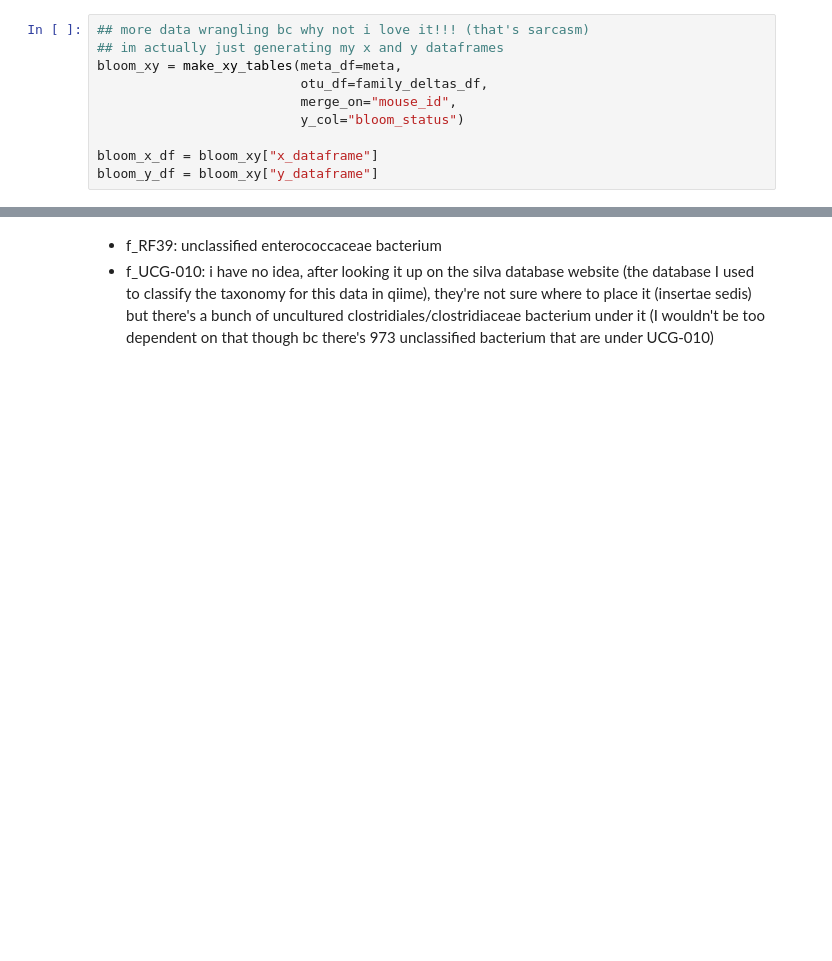
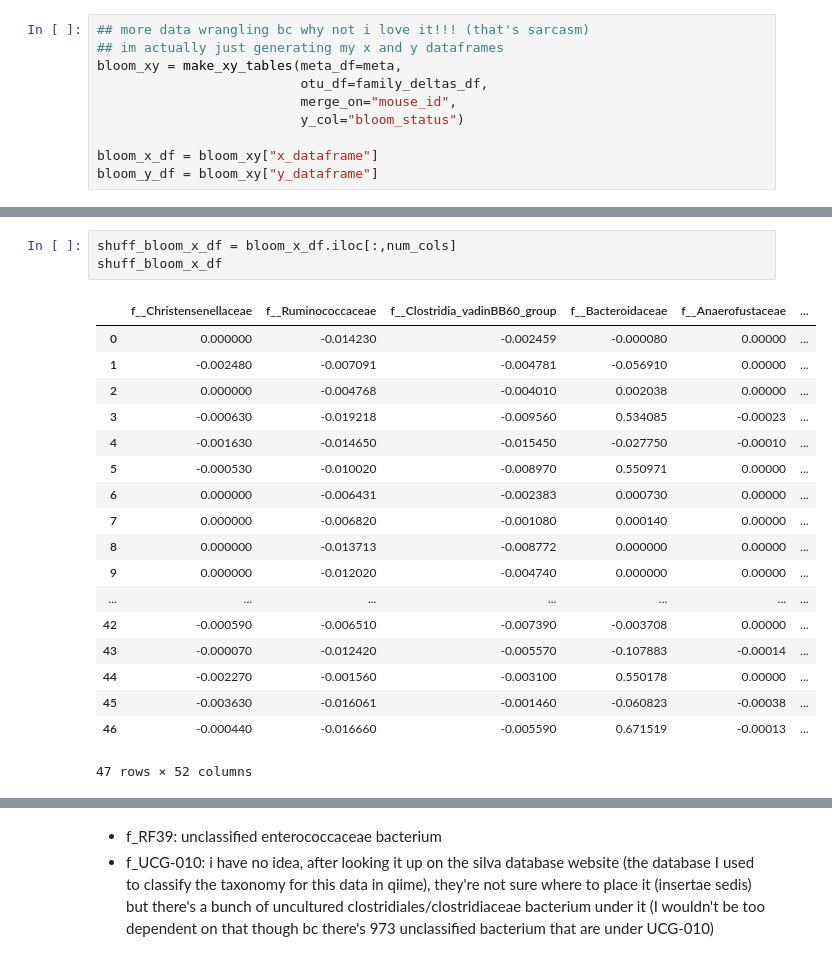
Before and after one commit to madiapgar/ml_workflow, a Jupyter notebook: setup_src/boruta_shap.ipynb, the cells around one changed output, grey strips where cells are left out. Drawn from its saved outputs; the diff is of its cells as text; blank space fills up the shorter version.

```diff
--- a/setup_src/boruta_shap.ipynb
+++ b/setup_src/boruta_shap.ipynb
@@ -132,3 +166,25 @@ bloom_y_df = bloom_xy["y_dataframe"]
+# %%
+shuff_bloom_x_df = bloom_x_df.iloc[:,num_cols]
+shuff_bloom_x_df
+# %% [output]
+|  | f__Christensenellaceae | f__Ruminococcaceae | f__Clostridia_vadinBB60_group | f__Bacteroidaceae | f__Anaerofustaceae | ... |
+| 0 | 0.000000 | -0.014230 | -0.002459 | -0.000080 | 0.00000 | ... |
+| 1 | -0.002480 | -0.007091 | -0.004781 | -0.056910 | 0.00000 | ... |
+| 2 | 0.000000 | -0.004768 | -0.004010 | 0.002038 | 0.00000 | ... |
+| 3 | -0.000630 | -0.019218 | -0.009560 | 0.534085 | -0.00023 | ... |
+| 4 | -0.001630 | -0.014650 | -0.015450 | -0.027750 | -0.00010 | ... |
+| 5 | -0.000530 | -0.010020 | -0.008970 | 0.550971 | 0.00000 | ... |
+| 6 | 0.000000 | -0.006431 | -0.002383 | 0.000730 | 0.00000 | ... |
+| 7 | 0.000000 | -0.006820 | -0.001080 | 0.000140 | 0.00000 | ... |
+| 8 | 0.000000 | -0.013713 | -0.008772 | 0.000000 | 0.00000 | ... |
+| 9 | 0.000000 | -0.012020 | -0.004740 | 0.000000 | 0.00000 | ... |
+| ... | ... | ... | ... | ... | ... | ... |
+| 42 | -0.000590 | -0.006510 | -0.007390 | -0.003708 | 0.00000 | ... |
+| 43 | -0.000070 | -0.012420 | -0.005570 | -0.107883 | -0.00014 | ... |
+| 44 | -0.002270 | -0.001560 | -0.003100 | 0.550178 | 0.00000 | ... |
+| 45 | -0.003630 | -0.016061 | -0.001460 | -0.060823 | -0.00038 | ... |
+| 46 | -0.000440 | -0.016660 | -0.005590 | 0.671519 | -0.00013 | ... |
+47 rows × 52 columns
 # %%
 bloom_bs_acc_train = {}
 for label, boruta_shap in borutaShap_dict.items():
```
Also changed, not shown: parts of 13 cells of this notebook, 12 other files.
